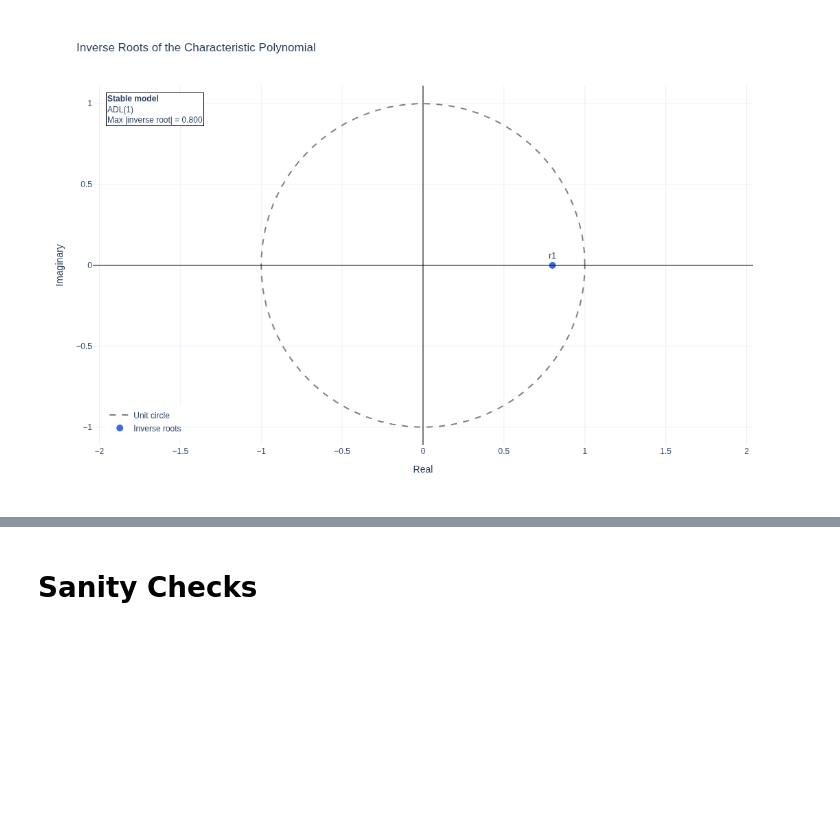
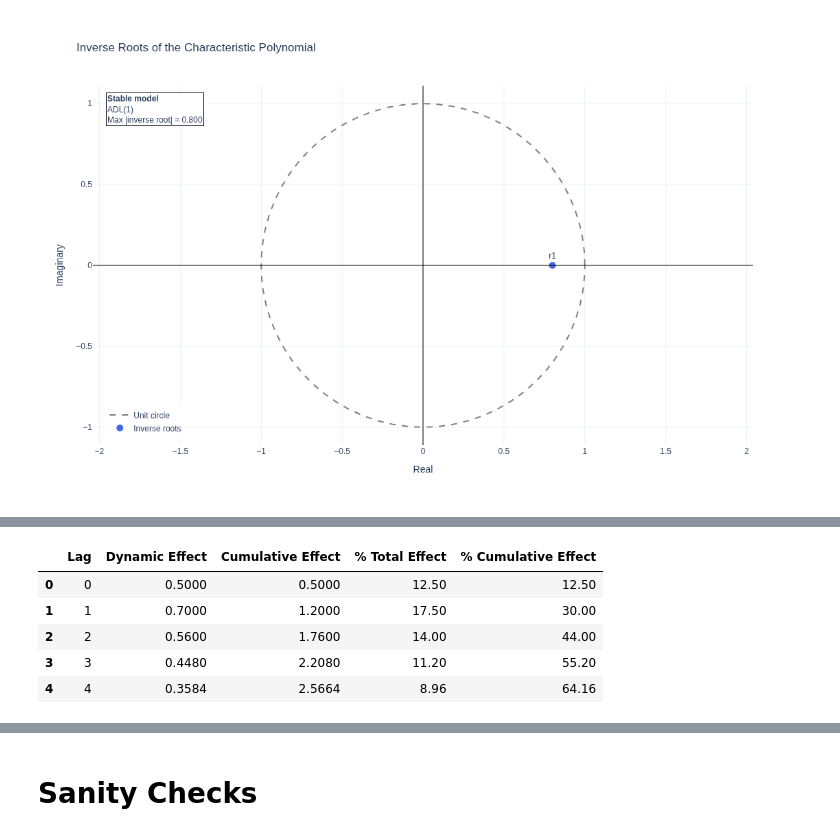
Before and after one commit to maarranz/adl-theory, a Jupyter notebook: ADL_Theory_Demo.ipynb, the cells around one changed output, grey strips where cells are left out. Cells and saved outputs as stored; diff of their text form; code cells hidden in the pictures; blank space fills up the shorter version.

```diff
--- a/ADL_Theory_Demo.ipynb
+++ b/ADL_Theory_Demo.ipynb
@@ -84,0 +113,9 @@ NotImplementedError: This function will be implemented in Version 0.3.
+# %%
+results["table"].head()
+# %% [output]
+|  | Lag | Dynamic Effect | Cumulative Effect | % Total Effect | % Cumulative Effect |
+| 0 | 0 | 0.5000 | 0.5000 | 12.50 | 12.50 |
+| 1 | 1 | 0.7000 | 1.2000 | 17.50 | 30.00 |
+| 2 | 2 | 0.5600 | 1.7600 | 14.00 | 44.00 |
+| 3 | 3 | 0.4480 | 2.2080 | 11.20 | 55.20 |
+| 4 | 4 | 0.3584 | 2.5664 | 8.96 | 64.16 |
```
Also changed, not shown: parts of 7 cells of this notebook, 2 other files.
